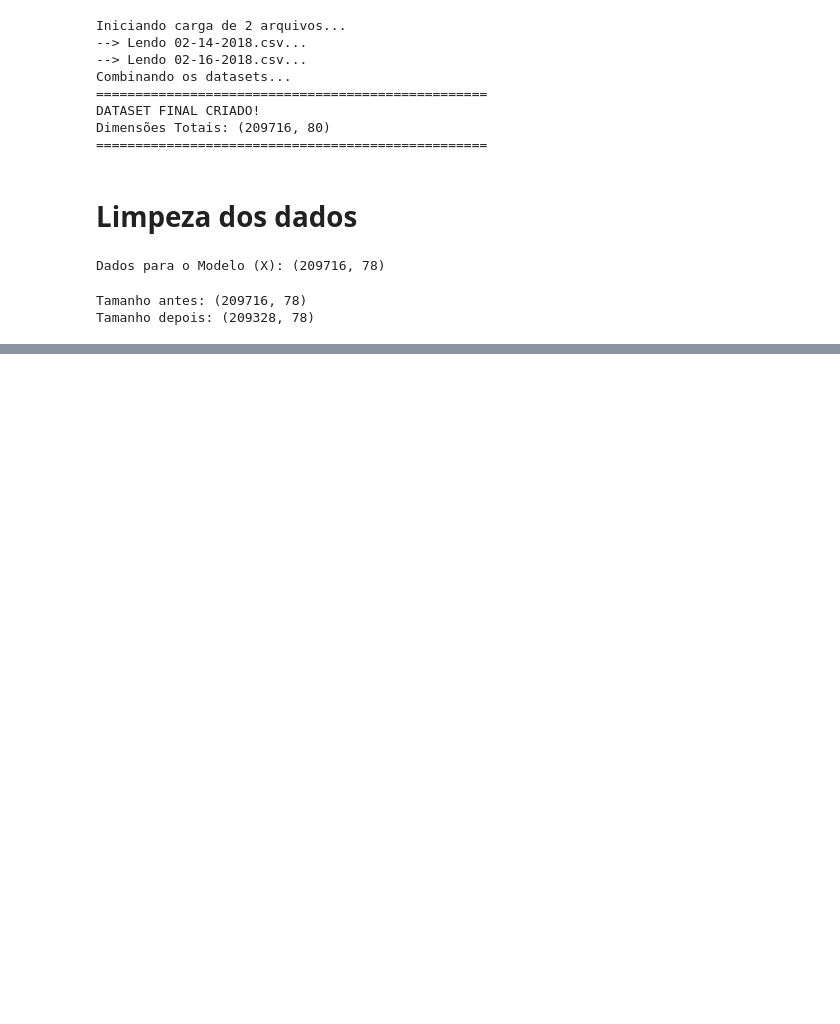
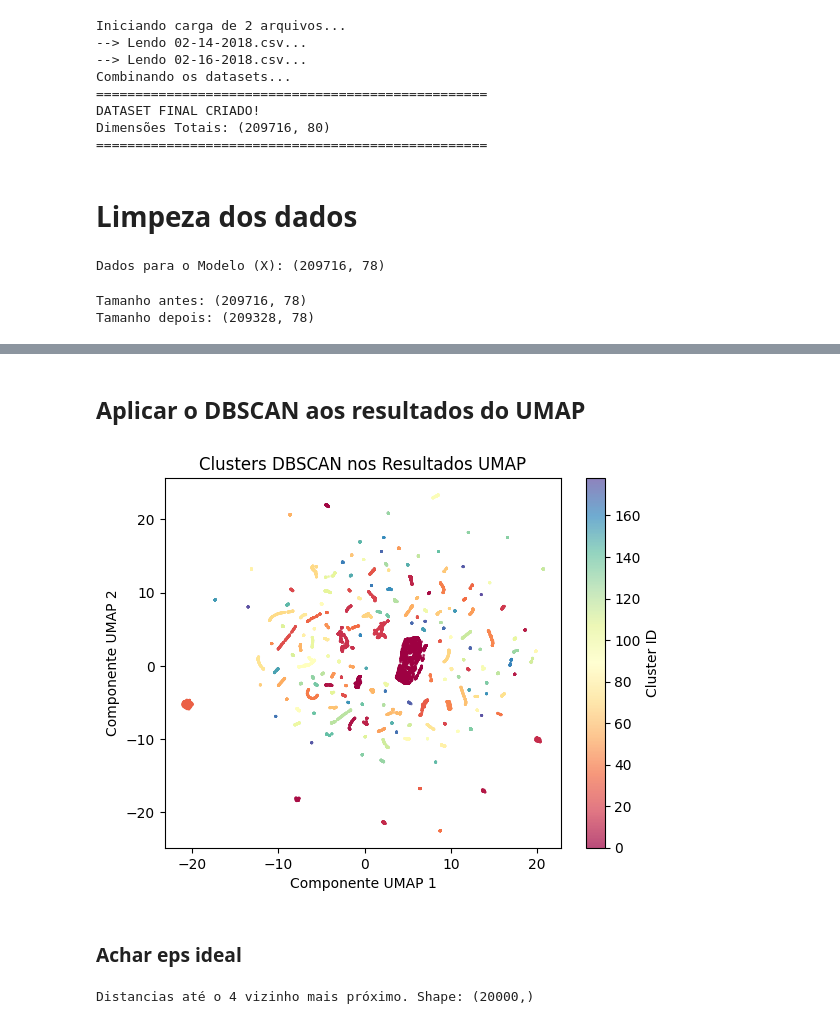
Before and after one commit to DanielBR0612/unsupervised-network-ids, a Jupyter notebook: Unsupervised_Network_Anomaly_Detection_CSE_CIC_2018.ipynb, the cells around one changed output, grey strips where cells are left out. Cells and saved outputs as stored; diff of their text form; code cells hidden in the pictures; blank space fills up the shorter version.

Commit message:
Adicionando KMeans e DBSCAN

```diff
--- a/Unsupervised_Network_Anomaly_Detection_CSE_CIC_2018.ipynb
+++ b/Unsupervised_Network_Anomaly_Detection_CSE_CIC_2018.ipynb
@@ -168,0 +168,31 @@ Rodando UMAP na amostra
+# %% [markdown]
+## Aplicar o DBSCAN aos resultados do UMAP
+# %%
+from sklearn.cluster import DBSCAN
+
+dbscan_instancia = DBSCAN(eps=0.5, min_samples=4)
+clusters = dbscan_instancia.fit_predict(umap_2d)
+
+plt.scatter(umap_2d[:, 0], umap_2d[:, 1], c=clusters, cmap='Spectral', s=1, alpha=0.7)
+plt.colorbar(label='Cluster ID')
+plt.title('Clusters DBSCAN nos Resultados UMAP')
+plt.xlabel('Componente UMAP 1')
+plt.ylabel('Componente UMAP 2')
+plt.show()
+# %% [output]
+[figure, added]
+# %% [markdown]
+### Achar eps ideal
+# %%
+from sklearn.neighbors import NearestNeighbors
+
+k = 4
+neigh = NearestNeighbors(n_neighbors=k)
+neigh.fit(X_sample)
+
+distances, indices = neigh.kneighbors(X_sample)
+distances_to_kth_neighbor = distances[:, k-1]
+
+print(f"Distancias até o {k} vizinho mais próximo. Shape: {distances_to_kth_neighbor.shape}")
+# %% [output]
+Distancias até o 4 vizinho mais próximo. Shape: (20000,)
```
Also changed, not shown: parts of 9 cells of this notebook.
